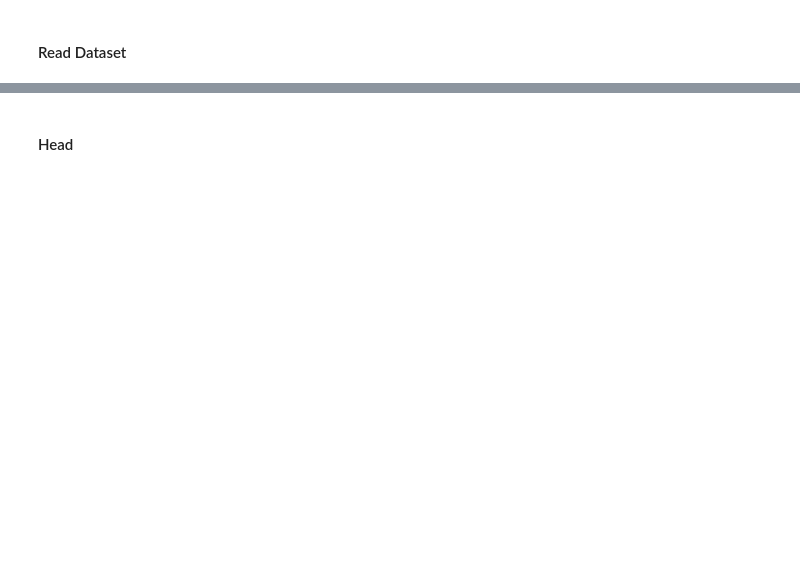
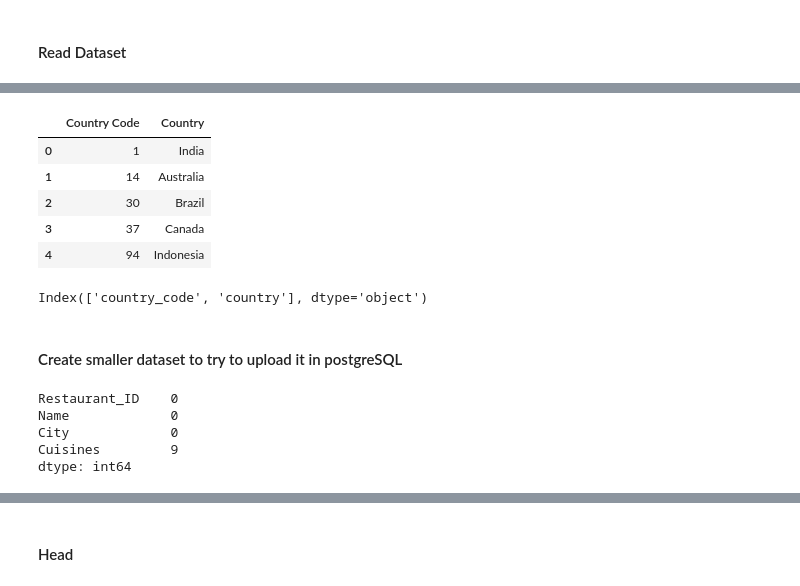
Before and after one commit to deMartino1908303/Dataset-Scouting, a Jupyter notebook: Dataset_test.ipynb, the cells around one changed output, grey strips where cells are left out. Drawn from its saved outputs; the diff is of its cells as text; code cells hidden in the pictures; blank space fills up the shorter version.

Commit message:
Tables

```diff
--- a/Dataset_test.ipynb
+++ b/Dataset_test.ipynb
@@ -276,0 +340,19 @@ df_rest = pd.read_csv("./zoomatod_restaurant_dataset/zomato.csv", encoding='lati
+# %%
+df_country = pd.read_csv("Country-Code.csv")
+
+df_country.head()
+# %% [output]
+|  | Country Code | Country |
+| 0 | 1 | India |
+| 1 | 14 | Australia |
+| 2 | 30 | Brazil |
+| 3 | 37 | Canada |
+| 4 | 94 | Indonesia |
+# %%
+# Clean column names
+df_country.columns = df_country.columns.str.strip().str.lower().str.replace(' ', '_')
+
+# Display the new column names
+print(df_country.columns)
+# %% [output]
+Index(['country_code', 'country'], dtype='object')
@@ -276,0 +361,2 @@ df_rest = pd.read_csv("./zoomatod_restaurant_dataset/zomato.csv", encoding='lati
+# %% [markdown]
+#### Create smaller dataset to try to upload it in postgreSQL
@@ -276,0 +365,8 @@ df_rest = pd.read_csv("./zoomatod_restaurant_dataset/zomato.csv", encoding='lati
+# %%
+df_rest.isna().sum()
+# %% [output]
+Restaurant_ID    0
+Name             0
+City             0
+Cuisines         9
+dtype: int64
```
Also changed, not shown: parts of 14 cells of this notebook, 3 other files.
